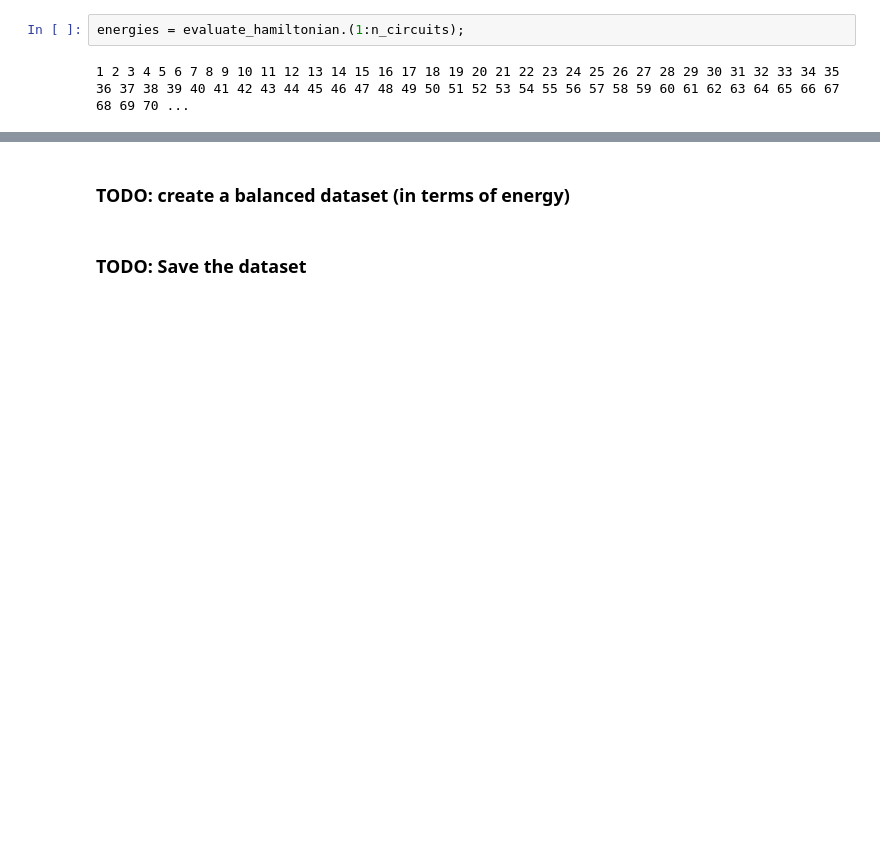
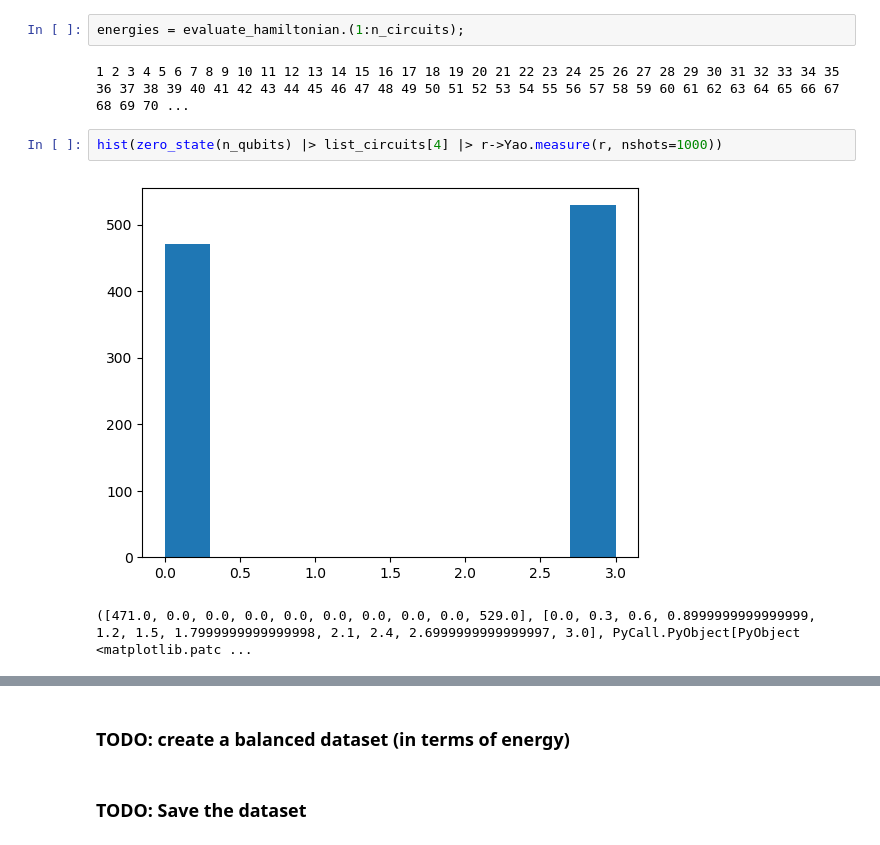
Before and after one commit to artix41/clifford-learning, a Jupyter notebook: clifford-learning.ipynb, the cells around one changed output, grey strips where cells are left out. Cells and saved outputs as stored; diff of their text form; blank space fills up the shorter version.

```diff
--- a/clifford-learning.ipynb
+++ b/clifford-learning.ipynb
@@ -125,4 +103,9 @@ state = zero_state(n_qubits) |> list_circuits[1];
 energies = evaluate_hamiltonian.(1:n_circuits);
 # %% [output]
 1 2 3 4 5 6 7 8 9 10 11 12 13 14 15 16 17 18 19 20 21 22 23 24 25 26 27 28 29 30 31 32 33 34 35 36 37 38 39 40 41 42 43 44 45 46 47 48 49 50 51 52 53 54 55 56 57 58 59 60 61 62 63 64 65 66 67 68 69 70 ...
+# %%
+hist(zero_state(n_qubits) |> list_circuits[4] |> r->Yao.measure(r, nshots=1000))
+# %% [output]
+[figure, added]
+([471.0, 0.0, 0.0, 0.0, 0.0, 0.0, 0.0, 0.0, 0.0, 529.0], [0.0, 0.3, 0.6, 0.8999999999999999, 1.2, 1.5, 1.7999999999999998, 2.1, 2.4, 2.6999999999999997, 3.0], PyCall.PyObject[PyObject <matplotlib.patc ...
 # %%
```
Also changed, not shown: parts of 26 cells of this notebook.
